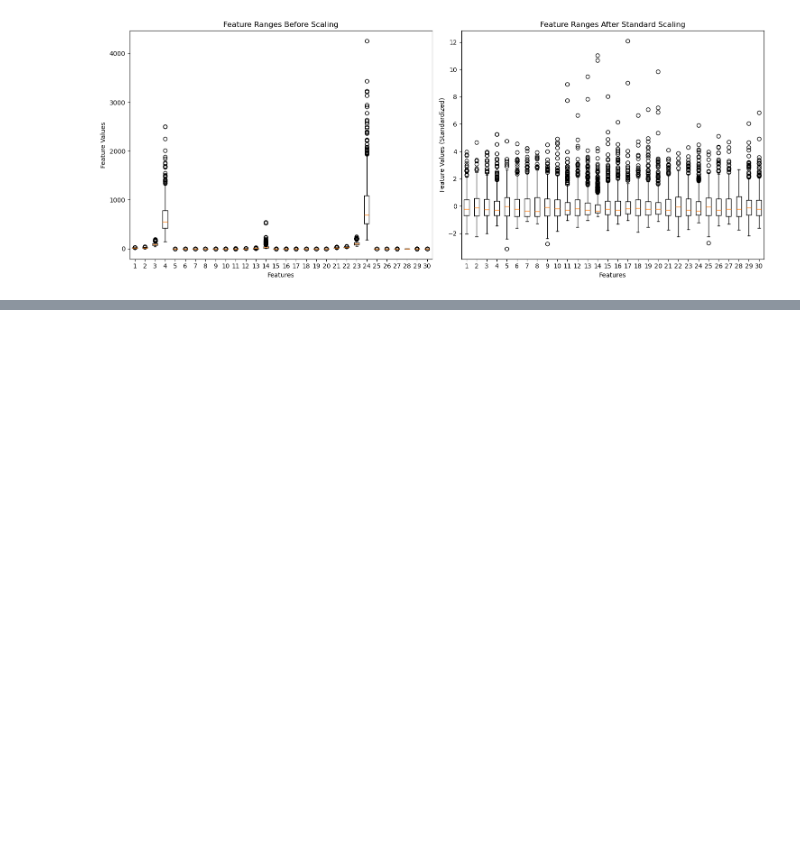
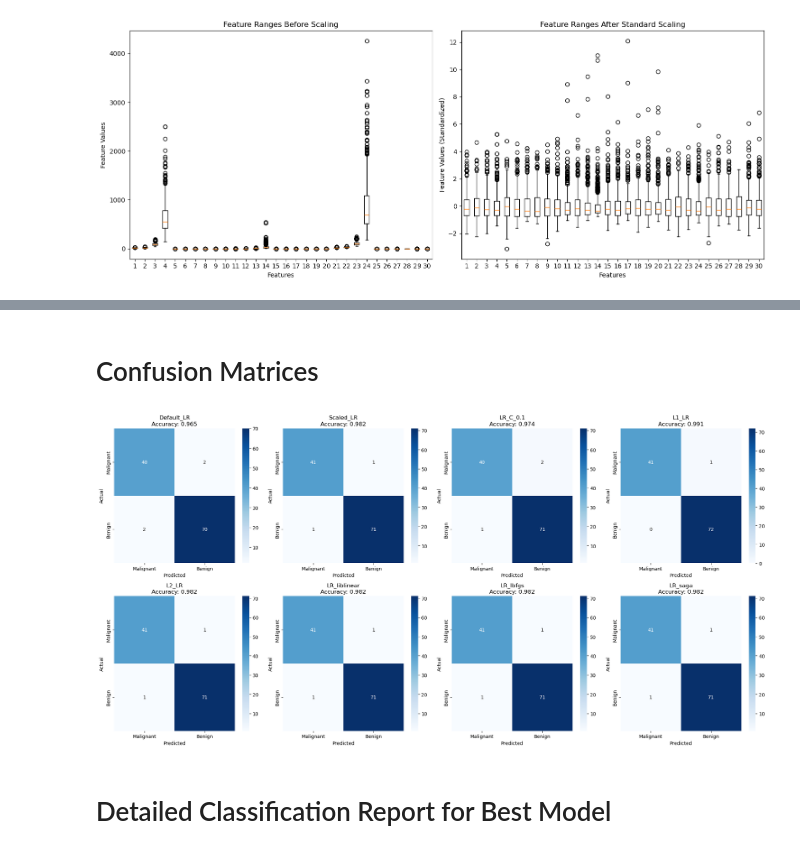
Before and after one commit to SobhanEyvazipoor/Homework-2, a Jupyter notebook: Exercise_1.ipynb, the cells around one changed output, grey strips where cells are left out. Cells and saved outputs as stored; diff of their text form; code cells hidden in the pictures; blank space fills up the shorter version.

```diff
--- a/Exercise_1.ipynb
+++ b/Exercise_1.ipynb
@@ -157,0 +388,25 @@ plt.show()
+# %% [markdown]
+# Confusion Matrices
+# %%
+fig, axes = plt.subplots(2, 4, figsize=(20, 10))
+axes = axes.ravel()
+
+for idx, (name, result) in enumerate(results.items()):
+    cm = result['confusion_matrix']
+    sns.heatmap(cm, annot=True, fmt='d', cmap='Blues', ax=axes[idx],
+                xticklabels=['Malignant', 'Benign'],
+                yticklabels=['Malignant', 'Benign'])
+    axes[idx].set_title(f'{name}\nAccuracy: {result["accuracy"]:.3f}')
+    axes[idx].set_xlabel('Predicted')
+    axes[idx].set_ylabel('Actual')
+
+# Hide empty subplots
+for idx in range(len(results), len(axes)):
+    axes[idx].set_visible(False)
+
+plt.tight_layout()
+plt.show()
+# %% [output]
+[figure, added]
+# %% [markdown]
+# Detailed Classification Report for Best Model
```
Also changed, not shown: parts of 36 cells of this notebook.
